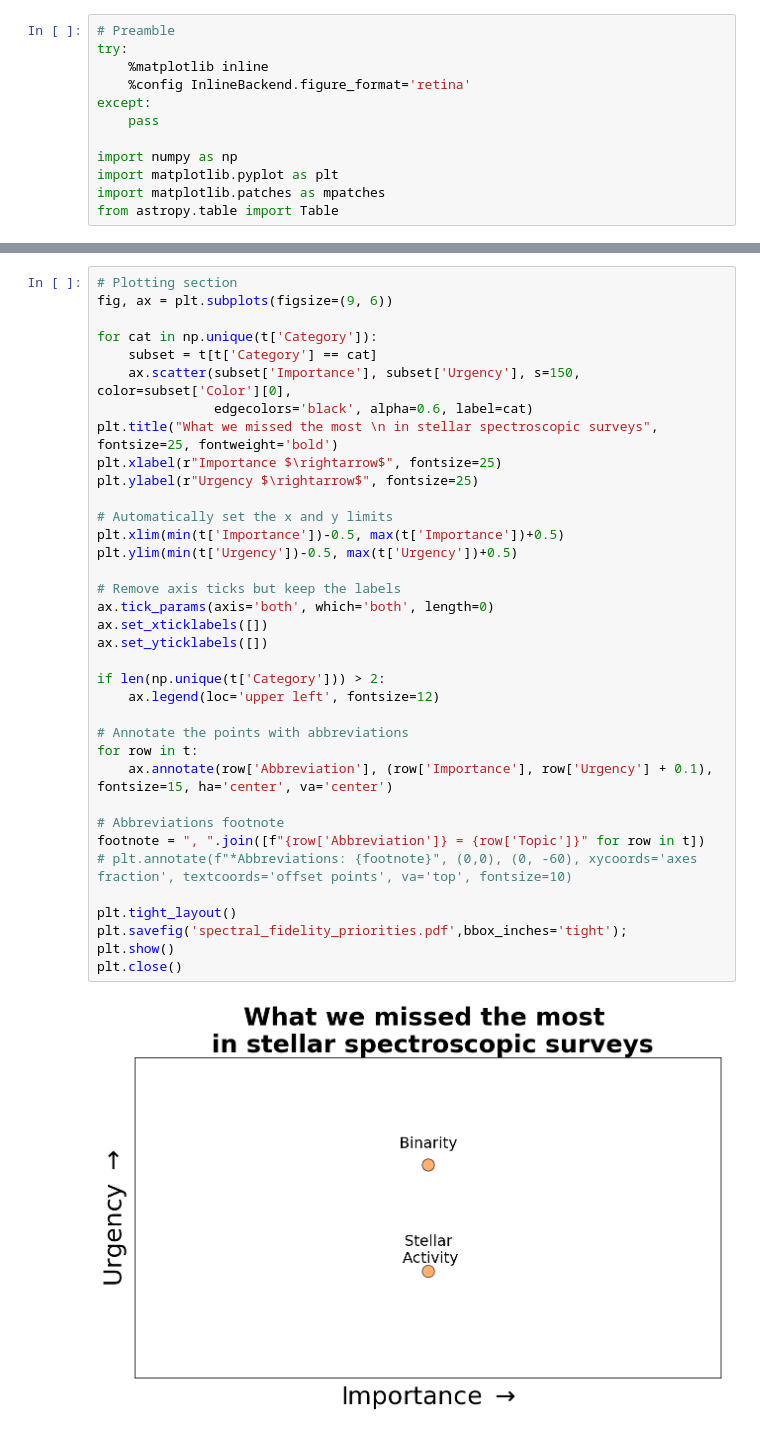
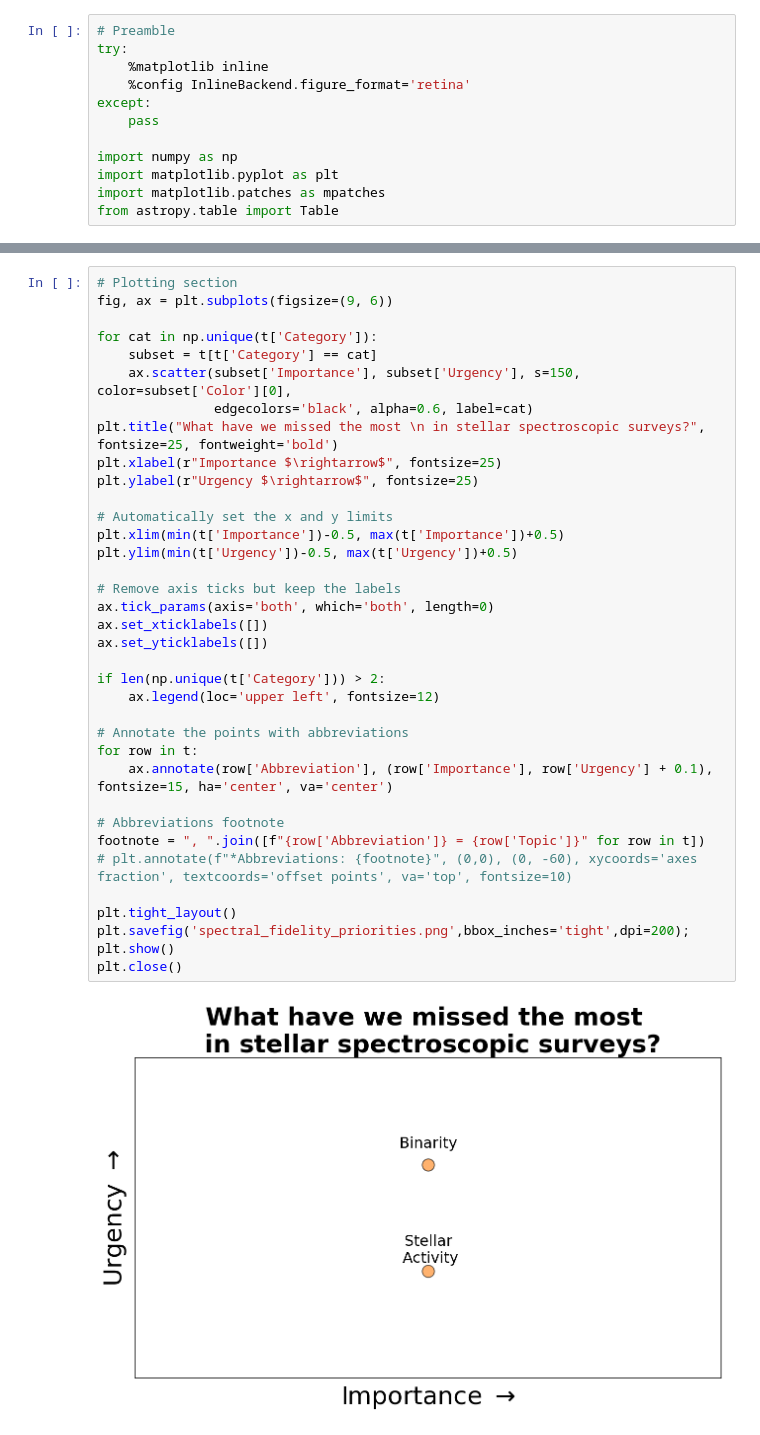
Before and after one commit to svenbuder/spectral_fidelity, a Jupyter notebook: spectral_fidelity_priorities.ipynb, the cells around one changed output, grey strips where cells are left out. Saved outputs shown, nothing was run; the diff lists cells and outputs as text.

```diff
--- a/spectral_fidelity_priorities.ipynb
+++ b/spectral_fidelity_priorities.ipynb
@@ -58,33 +79,33 @@ for cat in np.unique(t['Category']):
     subset = t[t['Category'] == cat]
     ax.scatter(subset['Importance'], subset['Urgency'], s=150, color=subset['Color'][0],
                edgecolors='black', alpha=0.6, label=cat)
-plt.title("What we missed the most \n in stellar spectroscopic surveys", fontsize=25, fontweight='bold')
+plt.title("What have we missed the most \n in stellar spectroscopic surveys?", fontsize=25, fontweight='bold')
 plt.xlabel(r"Importance $\rightarrow$", fontsize=25)
 plt.ylabel(r"Urgency $\rightarrow$", fontsize=25)
 
 # Automatically set the x and y limits
 plt.xlim(min(t['Importance'])-0.5, max(t['Importance'])+0.5)
 plt.ylim(min(t['Urgency'])-0.5, max(t['Urgency'])+0.5)
 
 # Remove axis ticks but keep the labels
 ax.tick_params(axis='both', which='both', length=0)
 ax.set_xticklabels([])
 ax.set_yticklabels([])
 
 if len(np.unique(t['Category'])) > 2:
     ax.legend(loc='upper left', fontsize=12)
 
 # Annotate the points with abbreviations
 for row in t:
     ax.annotate(row['Abbreviation'], (row['Importance'], row['Urgency'] + 0.1), fontsize=15, ha='center', va='center')
 
 # Abbreviations footnote
 footnote = ", ".join([f"{row['Abbreviation']} = {row['Topic']}" for row in t])
 # plt.annotate(f"*Abbreviations: {footnote}", (0,0), (0, -60), xycoords='axes fraction', textcoords='offset points', va='top', fontsize=10)
 
 plt.tight_layout()
-plt.savefig('spectral_fidelity_priorities.pdf',bbox_inches='tight');
+plt.savefig('spectral_fidelity_priorities.png',bbox_inches='tight',dpi=200);
 plt.show()
 plt.close()
 # %% [output]
-[figure, old version]
+[figure, new version]
```
Also changed, not shown: parts of 3 cells of this notebook, 2 other files.
